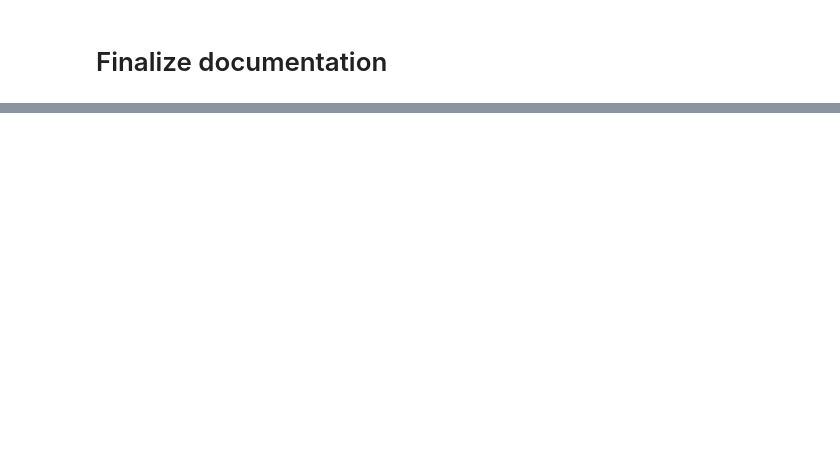
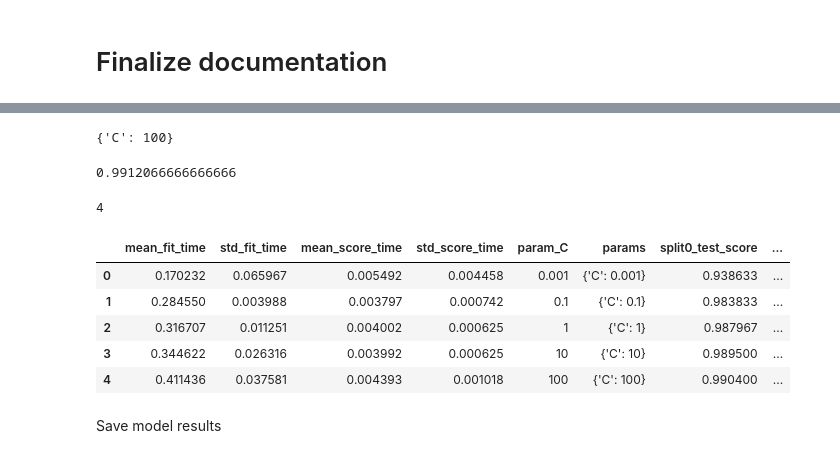
Before and after one commit to sudkpa/SB_DS, a Jupyter notebook: Career_Track/Capstone_Two/Documentation/Cap2_Notebook_stepsix.ipynb, the cells around one changed output, grey strips where cells are left out. Drawn from its saved outputs; the diff is of its cells as text; code cells hidden in the pictures; blank space fills up the shorter version.

```diff
--- a/Career_Track/Capstone_Two/Documentation/Cap2_Notebook_stepsix.ipynb
+++ b/Career_Track/Capstone_Two/Documentation/Cap2_Notebook_stepsix.ipynb
@@ -175,0 +148,17 @@ Accuracy score is 0.88142
+# %%
+from sklearn.ensemble import ExtraTreesClassifier
+
+forest = ExtraTreesClassifier(n_estimators=250,
+                              random_state=0)
+
+forest = forest.fit(X_train_scaled, y_train)
+importances = forest.feature_importances_
+std = np.std([tree.feature_importances_ for tree in forest.estimators_],
+             axis=0)
+indices = np.argsort(importances)[::-1]
+
+# Print the feature ranking
+print("Feature ranking:")
+
+for f in range(X_train_scaled.shape[1]):
+    print("%d. feature %d (%f)" % (f + 1, indices[f], importances[indices[f]]))
@@ -223,0 +331,24 @@ Test Data Set Gradient Boosting: roc_auc_score=0.769
+# %%
+logreg_cv.best_params_
+# %% [output]
+{'C': 100}
+# %%
+logreg_cv.best_score_
+# %% [output]
+0.9912066666666666
+# %%
+logreg_cv.best_index_
+# %% [output]
+4
+# %%
+results_df = pd.DataFrame(logreg_cv.cv_results_)
+results_df
+# %% [output]
+|  | mean_fit_time | std_fit_time | mean_score_time | std_score_time | param_C | params | split0_test_score | ... |
+| 0 | 0.170232 | 0.065967 | 0.005492 | 0.004458 | 0.001 | {'C': 0.001} | 0.938633 | ... |
+| 1 | 0.284550 | 0.003988 | 0.003797 | 0.000742 | 0.1 | {'C': 0.1} | 0.983833 | ... |
+| 2 | 0.316707 | 0.011251 | 0.004002 | 0.000625 | 1 | {'C': 1} | 0.987967 | ... |
+| 3 | 0.344622 | 0.026316 | 0.003992 | 0.000625 | 10 | {'C': 10} | 0.989500 | ... |
+| 4 | 0.411436 | 0.037581 | 0.004393 | 0.001018 | 100 | {'C': 100} | 0.990400 | ... |
+# %% [markdown]
+Save model results
```
Also changed, not shown: parts of 29 cells of this notebook.
